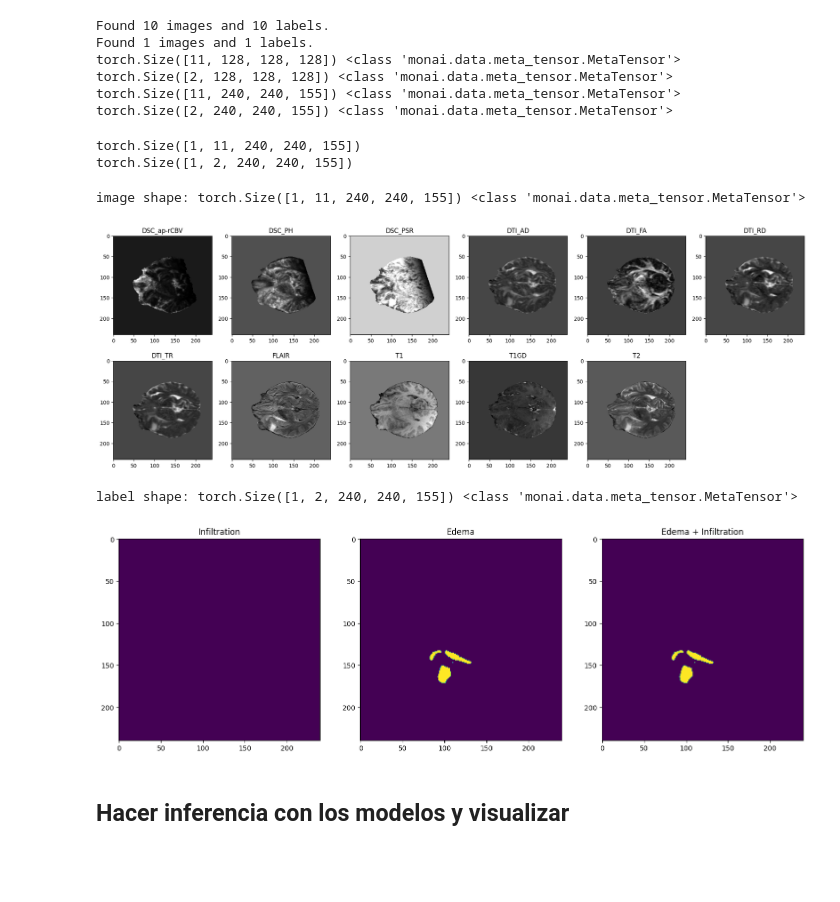
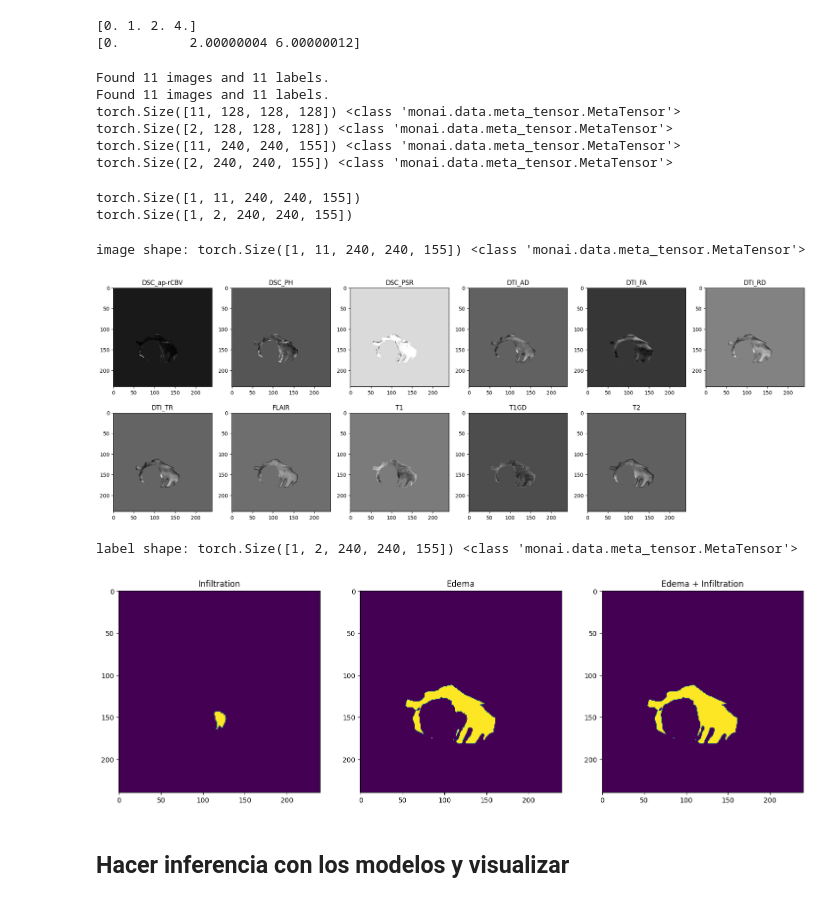
Before and after one commit to GBM-images-research/Swin_transformer_UPennGBM, a Jupyter notebook: ver_transformaciones.ipynb, the cells around one changed output. Saved outputs shown, nothing was run; the diff lists cells and outputs as text; code cells hidden in the pictures; blank space fills up the shorter version.

Commit message:
created combined2 labels

```diff
--- a/ver_transformaciones.ipynb
+++ b/ver_transformaciones.ipynb
@@ -50,11 +50,14 @@ from src.get_data import combine_labels
 # Combinar labels
 # Ejemplo de uso
 caso='00353'
-path_label1 = f'./Dataset/Dataset_106_30_casos/test/labels/UPENN-GBM-{caso}_11_automated_approx_segm.nii.gz'
-path_label2 = f'./Dataset/Dataset_10_1_casos/train/labels/UPENN-GBM-{caso}_11_automated_approx_segm.nii.gz'
-output_path = f'./Dataset/Dataset_10_1_casos/train/labels/UPENN-GBM-{caso}_11_combined_approx_segm.nii.gz'
+path_label1 = f'./Dataset/Dataset_10_1_casos/train_all/labels/UPENN-GBM-{caso}_11_automated_approx_segm.nii.gz'
+path_label2 = f'./Dataset/Dataset_10_1_casos/train_all/labels/UPENN-GBM-{caso}_11_combined_approx_segm.nii.gz'
+output_path = f'./Dataset/Dataset_10_1_casos/train_all/labels/UPENN-GBM-{caso}_11_combined2_approx_segm.nii.gz'
 
 combine_labels(path_label1, path_label2, output_path)
+# %% [output]
+[0. 1. 2. 4.]
+[0.         2.00000004 6.00000012]
 # %%
 roi = (128, 128, 128) # (220, 220, 155) (128, 128, 64)
 source_k="image"
@@ -62,6 +65,7 @@ train_transform = transforms.Compose(
     [
         transforms.LoadImaged(keys=["image", "label"]),
         # ConvertToMultiChannelBasedOnN_Froi(keys="label"),
+        masked(keys="image"),
         ConvertToMultiChannelBasedOnAnotatedInfiltration(keys="label"),
         transforms.CropForegroundd(
             keys=["image", "label"],
@@ -81,6 +85,7 @@ val_transform = transforms.Compose(
     [
         transforms.LoadImaged(keys=["image", "label"]),
         # ConvertToMultiChannelBasedOnN_Froi(keys="label"),
+        masked(keys="image"),
         ConvertToMultiChannelBasedOnAnotatedInfiltration(keys="label"),
         transforms.RandSpatialCropd(
             keys=["image", "label"],
@@ -94,12 +99,12 @@ val_transform = transforms.Compose(
 # dataset_path='./Dataset/Dataset_29_casos/'
 dataset_path='./Dataset/Dataset_10_1_casos'
 
-train_set=CustomDataset(dataset_path, section="train",transform=train_transform) # t_transform
+train_set=CustomDataset(dataset_path, section="train_all",transform=train_transform) # t_transform
 train_loader = DataLoader(train_set, batch_size=1, shuffle=False, num_workers=4, pin_memory=False)
 
 im_t=train_set[0]
 
-val_set=CustomDataset(dataset_path, section="valid", transform=val_transform) # v_transform
+val_set=CustomDataset(dataset_path, section="train_all", transform=val_transform) # v_transform
 val_loader = DataLoader(val_set, batch_size=1, shuffle=False, num_workers=4, pin_memory=False)
 
 im_v=val_set[0]
@@ -109,15 +114,15 @@ print(im_t['label'].shape, type(im_t['label']))
 print(im_v['image'].shape, type(im_v['image']))
 print(im_v['label'].shape, type(im_v['label']))
 # %% [output]
-Found 10 images and 10 labels.
-Found 1 images and 1 labels.
+Found 11 images and 11 labels.
+Found 11 images and 11 labels.
 torch.Size([11, 128, 128, 128]) <class 'monai.data.meta_tensor.MetaTensor'>
 torch.Size([2, 128, 128, 128]) <class 'monai.data.meta_tensor.MetaTensor'>
 torch.Size([11, 240, 240, 155]) <class 'monai.data.meta_tensor.MetaTensor'>
 torch.Size([2, 240, 240, 155]) <class 'monai.data.meta_tensor.MetaTensor'>
 # %%
 for idx, batch_data in enumerate(val_loader):
-    if idx == 0:  # Cambia 0 al índice del batch deseado
+    if idx == 2:  # Cambia 0 al índice del batch deseado
         val_data_example=batch_data
         data, target = batch_data["image"], batch_data["label"]
         print(data.shape)
@@ -130,37 +135,37 @@ torch.Size([1, 2, 240, 240, 155])
 # pick one image from DecathlonDataset to visualize and check the 4 channels
 # N_ROI -> hatsa 0.5cm alrededor del TC
 # F_ROI -> entre 1 y 4 cm alrededor del TC
 nombres=["DSC_ap-rCBV","DSC_PH", "DSC_PSR", "DTI_AD", "DTI_FA", "DTI_RD", "DTI_TR", "FLAIR", "T1", "T1GD", "T2",]
 #val_data_example = train_set[60]
-sl=60 #70 32
+sl=90 #70 32
 print(f"image shape: {val_data_example['image'].shape}", type(val_data_example['image']))
 plt.figure("image", (24, 8))
 for i in range(11):
     plt.subplot(2, 6, i + 1)
     plt.title(nombres[i])
     plt.imshow(val_data_example["image"][0][i, :, :, sl].cpu(), cmap="gray") # .detach()
 plt.show()
 # also visualize the 3 channels label corresponding to this image
 print(f"label shape: {val_data_example['label'].shape}", type(val_data_example['label']))
 plt.figure("label", (18, 6))
 # my_title=['N_ROI (0-5mm)', 'F_ROI (+10mm)', 'N_ROI + F_ROI']
 my_title=['Infiltration', 'Edema', 'Edema + Infiltration']
 for i in range(3):
     plt.subplot(1, 3, i + 1)
     plt.title(f"{my_title[i]}")
     if i<2:
         plt.imshow(val_data_example["label"][0][i, :, :, sl].cpu()) # .detach()
     else:
         #plt.imshow(val_data_example["label"][i, :, :, sl].detach().cpu())
         im_show=torch.from_numpy(np.logical_or(val_data_example["label"][0][0, :, :, sl], val_data_example["label"][0][1, :, :, sl])) # torch.from_numpy
         plt.imshow((im_show).cpu()) # .detach()
 
 plt.show()
 # %% [output]
 image shape: torch.Size([1, 11, 240, 240, 155]) <class 'monai.data.meta_tensor.MetaTensor'>
-[figure, old version]
+[figure, new version]
 label shape: torch.Size([1, 2, 240, 240, 155]) <class 'monai.data.meta_tensor.MetaTensor'>
-[figure, old version]
+[figure, new version]
 # %% [markdown]
 ## Hacer inferencia con los modelos y visualizar
 # %%
```
Also changed, not shown: parts of 1 cell of this notebook, 3 other files.
